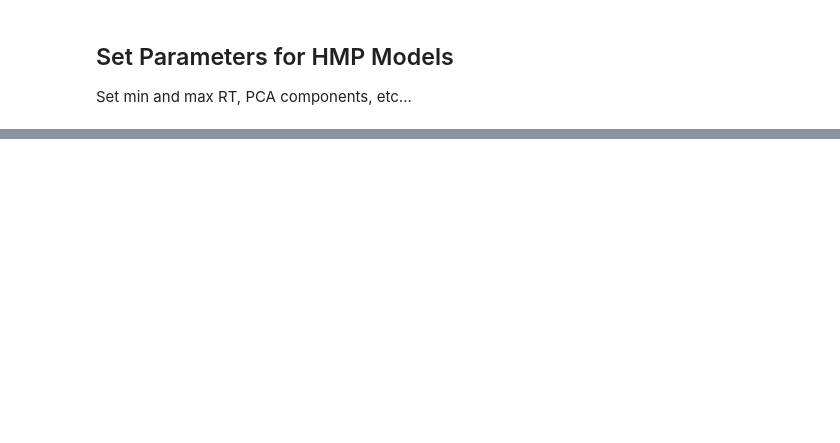
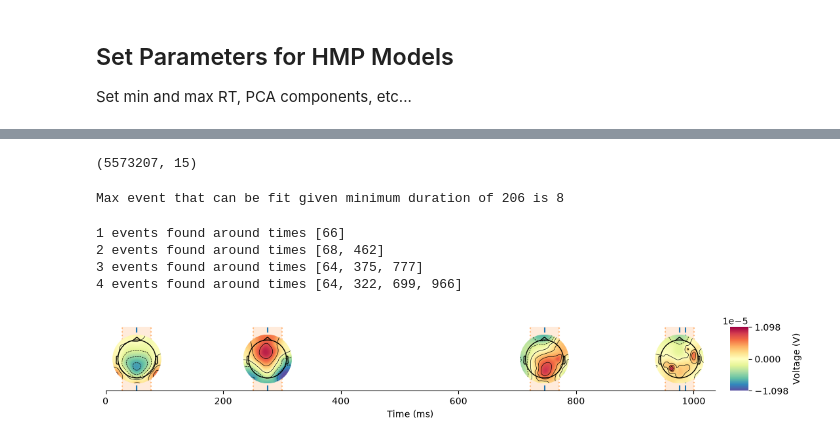
Before and after one commit to charlielacker/CONUMECH_OrderVerification, a Jupyter notebook: HMP_order.ipynb, the cells around one changed output, grey strips where cells are left out. Drawn from its saved outputs; the diff is of its cells as text; code cells hidden in the pictures; blank space fills up the shorter version.

Commit message:
General Model

```diff
--- a/HMP_order.ipynb
+++ b/HMP_order.ipynb
@@ -429,0 +433,28 @@ plt.show()
+# %%
+# ensure 'recording' and 'epoch' have unique values
+epoch_data = epoch_data.assign_coords(
+    recording=range(epoch_data.sizes["recording"]),
+    epoch=range(epoch_data.sizes["epoch"]),
+)
+
+# indicate specific pattern to use in the HMP model
+pattern = hmp.patterns.HalfSine(width=50)
+pattern_data = hmp.patterndata.PatternData.from_basedata(base_data, pattern=pattern)
+print(pattern_data.cross_corr.shape)
+# %% [output]
+(5573207, 15)
+# %%
+# fit a general model for all conditions
+model = hmp.models.CumulativeMethod(pattern=pattern, sequential=False) # False for speed - algorithm jumps from most likely solution to most likely solution
+
+loglikihood_cumulative, estimates_cumulative = model.fit_transform(pattern_data)
+
+hmp.visu.plot_topo_timecourse(epoch_data, estimates_cumulative, info)
+plt.show()
+# %% [output]
+Max event that can be fit given minimum duration of 206 is 8
+1 events found around times [66]
+2 events found around times [68, 462]
+3 events found around times [64, 375, 777]
+4 events found around times [64, 322, 699, 966]
+[figure, added]
```
Also changed, not shown: parts of 9 cells of this notebook.
